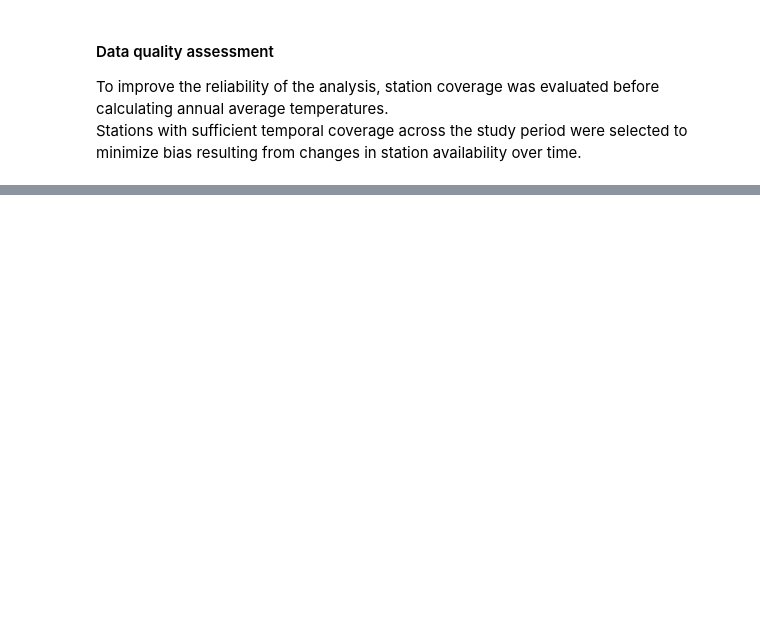
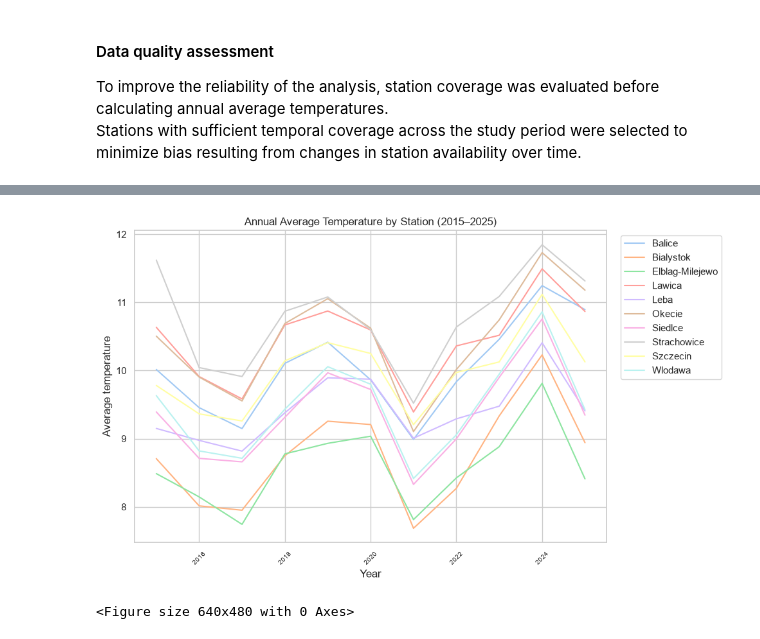
Before and after one commit to nerwuuus/data-toolkit, a Jupyter notebook: weather_data_processing/01_scripts/8_pandas_analysis.ipynb, the cells around one changed output, grey strips where cells are left out. Cells and saved outputs as stored; diff of their text form; code cells hidden in the pictures; blank space fills up the shorter version.

```diff
--- a/weather_data_processing/01_scripts/8_pandas_analysis.ipynb
+++ b/weather_data_processing/01_scripts/8_pandas_analysis.ipynb
@@ -307,0 +368,6 @@ plt.show()
+# %%
+# Group by year and station_name
+station_avg_temp = df.groupby(['year', 'station_name']).agg(
+    avg_temp=('value', 'mean')).reset_index()
+
+station_avg_temp
@@ -307,0 +388,40 @@ plt.show()
+# %%
+sns.set_theme(
+    style="whitegrid",
+    palette="pastel"
+)
+
+plt.figure(figsize=(10, 6))
+
+sns.lineplot(
+    data=station_avg_temp,
+    x='year',
+    y='avg_temp',
+    hue='station_name'
+)
+
+plt.title("Annual Average Temperature by Station (2015–2025)")
+plt.xlabel("Year")
+plt.ylabel("Average temperature")
+
+
+plt.xticks(rotation=45, fontsize=7)
+
+plt.legend(
+    bbox_to_anchor=(1.02, 1), #
+    loc="upper left"
+)
+plt.tight_layout()
+
+
+plt.show()
+
+
+plt.savefig(
+    r"..\02_plots\02_annual_average_temperature_by_station.png",
+    dpi=300,
+    bbox_inches="tight"
+)
+# %% [output]
+[figure, added]
+<Figure size 640x480 with 0 Axes>
```
Also changed, not shown: parts of 23 cells of this notebook, 1 other file.
